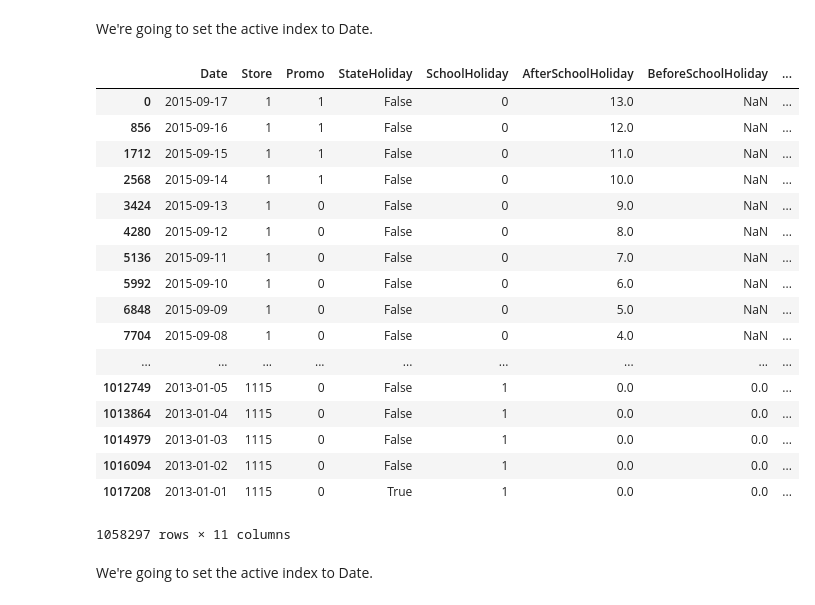
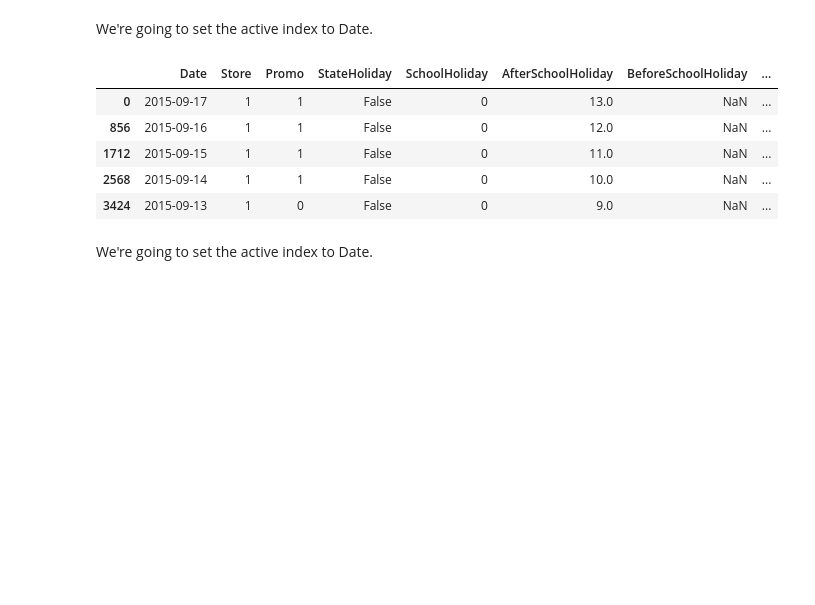
Before and after one commit to tomilsinszki/machine_learning, a Jupyter notebook: rossman_competition.ipynb, the cells around one changed output. Drawn from its saved outputs; the diff is of its cells as text; code cells hidden in the pictures; blank space fills up the shorter version.

```diff
--- a/rossman_competition.ipynb
+++ b/rossman_competition.ipynb
@@ -599,26 +436,14 @@ get_elapsed(fld, 'Before')
 # %% [markdown]
 We're going to set the active index to Date.
 # %%
-df
+df.head()
 # %% [output]
 |  | Date | Store | Promo | StateHoliday | SchoolHoliday | AfterSchoolHoliday | BeforeSchoolHoliday | ... |
 | 0 | 2015-09-17 | 1 | 1 | False | 0 | 13.0 | NaN | ... |
 | 856 | 2015-09-16 | 1 | 1 | False | 0 | 12.0 | NaN | ... |
 | 1712 | 2015-09-15 | 1 | 1 | False | 0 | 11.0 | NaN | ... |
 | 2568 | 2015-09-14 | 1 | 1 | False | 0 | 10.0 | NaN | ... |
 | 3424 | 2015-09-13 | 1 | 0 | False | 0 | 9.0 | NaN | ... |
-| 4280 | 2015-09-12 | 1 | 0 | False | 0 | 8.0 | NaN | ... |
-| 5136 | 2015-09-11 | 1 | 0 | False | 0 | 7.0 | NaN | ... |
-| 5992 | 2015-09-10 | 1 | 0 | False | 0 | 6.0 | NaN | ... |
-| 6848 | 2015-09-09 | 1 | 0 | False | 0 | 5.0 | NaN | ... |
-| 7704 | 2015-09-08 | 1 | 0 | False | 0 | 4.0 | NaN | ... |
-| ... | ... | ... | ... | ... | ... | ... | ... | ... |
-| 1012749 | 2013-01-05 | 1115 | 0 | False | 1 | 0.0 | 0.0 | ... |
-| 1013864 | 2013-01-04 | 1115 | 0 | False | 1 | 0.0 | 0.0 | ... |
-| 1014979 | 2013-01-03 | 1115 | 0 | False | 1 | 0.0 | 0.0 | ... |
-| 1016094 | 2013-01-02 | 1115 | 0 | False | 1 | 0.0 | 0.0 | ... |
-| 1017208 | 2013-01-01 | 1115 | 0 | True | 1 | 0.0 | 0.0 | ... |
-1058297 rows × 11 columns
 # %% [markdown]
 We're going to set the active index to Date.
 # %%
```
Also changed, not shown: parts of 39 cells of this notebook.
